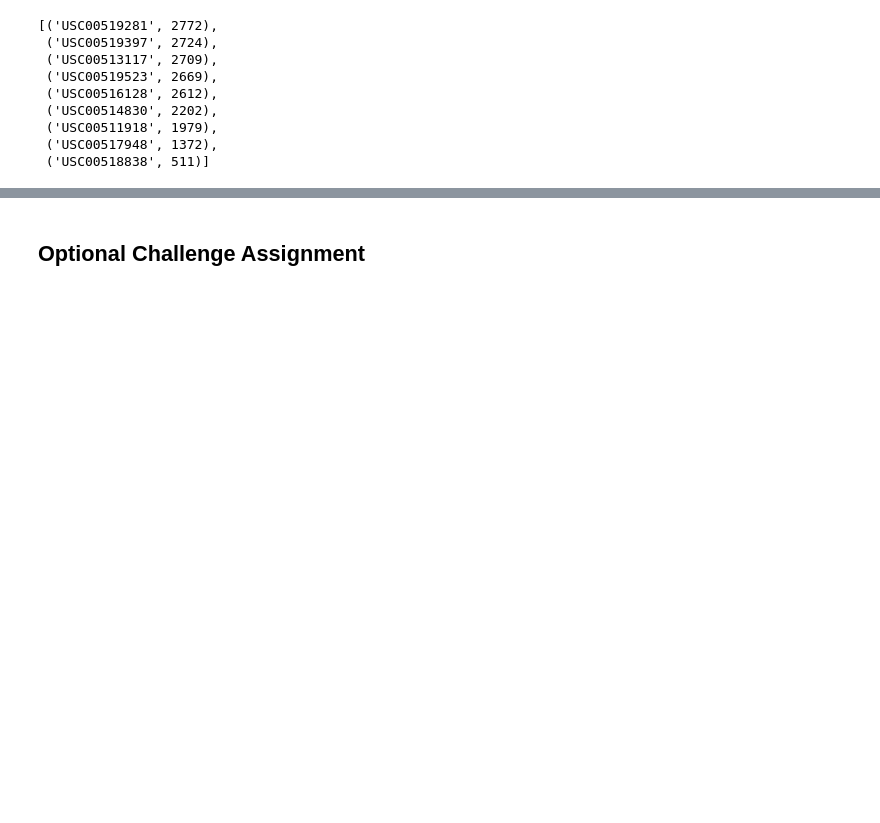
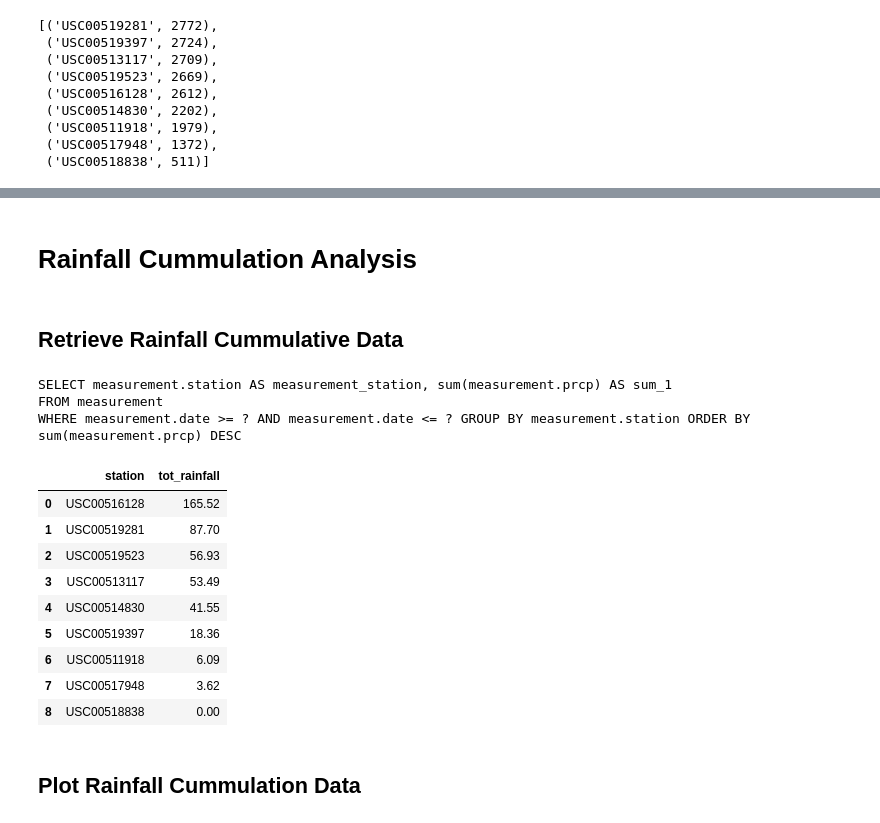
Before and after one commit to ChrisBen191/mysql, a Jupyter notebook: full_climate_analysis.ipynb, the cells around one changed output, grey strips where cells are left out. Saved outputs shown, nothing was run; the diff lists cells and outputs as text; code cells hidden in the pictures; blank space fills up the shorter version.

```diff
--- a/full_climate_analysis.ipynb
+++ b/full_climate_analysis.ipynb
@@ -220,0 +294,4 @@ print(calc_temps('2012-02-28', '2012-03-05'))
+# %% [markdown]
+# Rainfall Cummulation Analysis
+# %% [markdown]
+## Retrieve Rainfall Cummulative Data
@@ -221,5 +300,33 @@ print(calc_temps('2012-02-28', '2012-03-05'))
 # %%
 # Calculate the rainfall per weather station for your trip dates using the previous year's matching dates.
 # Sort this in descending order by precipitation amount and list the station, name, latitude, longitude, and elevation
+
+rainfall = session.query(Measurements.station, func.sum(
+    Measurements.prcp)).filter(Measurements.date >= '2015-01-01').filter(
+            Measurements.date <= '2015-12-31').group_by(Measurements.station).order_by(func.sum(Measurements.prcp).desc())
+
+print(rainfall)
+# %% [output]
+SELECT measurement.station AS measurement_station, sum(measurement.prcp) AS sum_1
+FROM measurement
+WHERE measurement.date >= ? AND measurement.date <= ? GROUP BY measurement.station ORDER BY sum(measurement.prcp) DESC
-# %% [markdown]
-## Optional Challenge Assignment
+# %%
+# saved the query to a variable using '.all()' and a variable
+rainfall_data = rainfall.all()
+
+rainfall_df = pd.DataFrame(rainfall_data, columns=['station', 'tot_rainfall'])
+
+rainfall_df
+# %% [output]
+|  | station | tot_rainfall |
+| 0 | USC00516128 | 165.52 |
+| 1 | USC00519281 | 87.70 |
+| 2 | USC00519523 | 56.93 |
+| 3 | USC00513117 | 53.49 |
+| 4 | USC00514830 | 41.55 |
+| 5 | USC00519397 | 18.36 |
+| 6 | USC00511918 | 6.09 |
+| 7 | USC00517948 | 3.62 |
+| 8 | USC00518838 | 0.00 |
+# %% [markdown]
+## Plot Rainfall Cummulation Data
```
Also changed, not shown: parts of 30 cells of this notebook, 3 other files.
